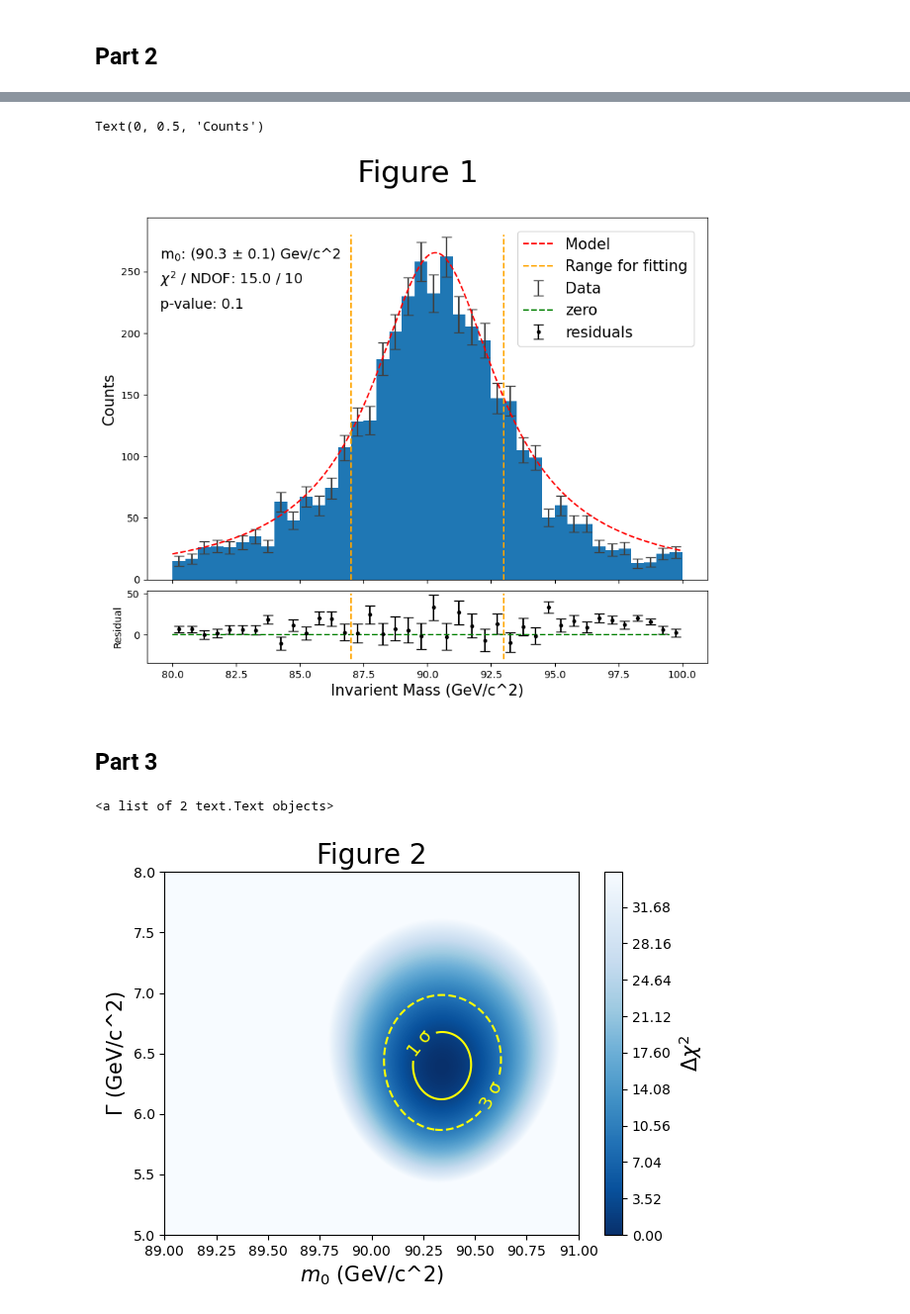
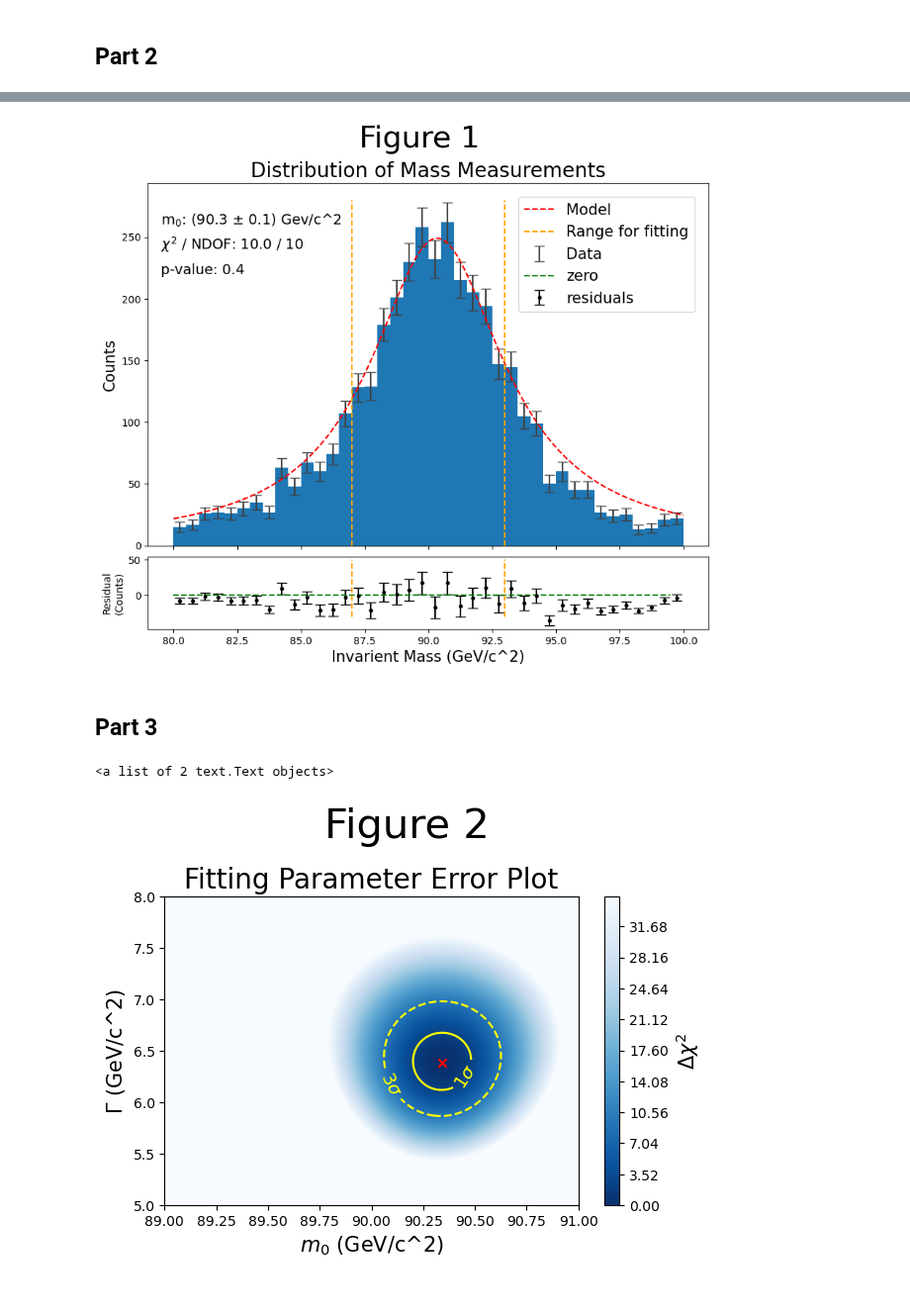
Before and after one commit to MatthewPrem/PHYS265-spring25, a Jupyter notebook: Lab3/Lab 3.ipynb, the cells around one changed output, grey strips where cells are left out. Shown at 99% size. Saved outputs shown, nothing was run; the diff lists cells and outputs as text; code cells hidden in the pictures.

```diff
--- a/Lab3/Lab 3.ipynb
+++ b/Lab3/Lab 3.ipynb
@@ -60,17 +60,16 @@ fig.tight_layout()
 ## Part 2
 # %%
 def D(m, m0, gamma):
-    return (gamma)/(2*np.pi*((m-m0)**2+(gamma/2)**2))
+    return 5000./2.*(gamma)/(2*np.pi*((m-m0)**2+(gamma/2)**2))
 
 mask = (b+binsize/2>87)&(b+binsize/2<93)
 dataX = b[mask]+binsize/2
 dataY = n[mask]
 
-param, covar = curve_fit(D,dataX, dataY/np.sum(dataY), sigma=s_n[mask]/np.sum(dataY), absolute_sigma=True)
+param, covar = curve_fit(D,dataX, dataY, sigma=s_n[mask], absolute_sigma=True)
 
 evalX = np.linspace(bins[0], bins[-1], 1000)
 fit = D(evalX, param[0], param[1])
-
 m0,gamma=param
 s_m0, s_gamma = np.sqrt(np.diag(covar))
 print(f"m0: ({m0} +- {s_m0}) GeV/c^2\ngamma: ({gamma} +- {s_gamma}) GeV/c^2")
@@ -81,10 +80,10 @@ gamma: (6.000088227253159 +- 0.17377788043587303) GeV/c^2
 fig, (axd,axr) = plt.subplots(2,1, sharex=True, gridspec_kw={'height_ratios':[5,1], 'hspace':0.05}, figsize=(10,8))
 axd.hist(M, bins=bins)
 axd.errorbar(b+binsize/2, n, s_n, fmt=" ", capsize=5, color=(0.25,0.25,0.25), label="Data")
-axd.plot(evalX, fit*5000/2, color="red", linestyle="--", label="Model")
+axd.plot(evalX, fit, color="red", linestyle="--", label="Model")
 
-model = 5000./2.*D(dataX,param[0],param[1])
-residuals = model-dataY
+model = D(dataX,param[0],param[1])
+residuals = dataY-model
 chi2 = np.sum((residuals/s_n[mask])**2)
 ndof = len(model)-2
 reducedChi2=chi2/(len(dataX))
@@ -92,8 +91,9 @@ pval = scipy.stats.chi2.sf(chi2, ndof)
 axd.text(79.5,260,f"m$_0$: ({m0:.1f} $\\pm$ {s_m0:0.1f}) Gev/c^2", fontsize=14)
 axd.text(79.5,240,f"$\\chi^2$ / NDOF: {chi2:.1f} / {ndof}", fontsize=14)
 axd.text(79.5,220,f"p-value: {pval:.1f}", fontsize=14)
+axd.set_title("Distribution of Mass Measurements",fontsize=20)
 
-plotRes = 5000./2.*D(b+binsize/2, param[0],param[1])-n
+plotRes = n-D(b+binsize/2, param[0],param[1])
 axr.errorbar(b+binsize/2, plotRes,yerr = s_n,capsize=5, fmt=".k", label="residuals")
 axr.hlines(0,np.min(b),np.max(b),linestyle="--",color="green",label="zero")
 fig.suptitle("Figure 1", fontsize=30);
@@ -102,11 +102,10 @@ axr.vlines((dataX[0]-binsize/2,dataX[-1]+binsize/2),-30,50, linestyle="--",color
 
 fig.legend(loc=(0.67,0.65),fontsize=15)
 axr.set_xlabel("Invarient Mass (GeV/c^2)", fontsize=15)
-axr.set_ylabel("Residual")
-axd.set_ylabel("Counts",fontsize=15)
+axr.set_ylabel("Residual\n(Counts)")
+axd.set_ylabel("Counts",fontsize=15);
 # %% [output]
-Text(0, 0.5, 'Counts')
-[figure, old version]
+[figure, new version]
 # %% [markdown]
 ## Part 3
 # %%
@@ -116,34 +115,36 @@ test_gamma = np.linspace(5,8,300) #GeV/c^2
 chi2s = np.zeros((len(test_m0),len(test_gamma)))
 
 for i in range(len(test_m0)):
     for j in range(len(test_gamma)):
         m = test_m0[i]
         g = test_gamma[j]
         model = D(dataX,m,g)
-        chi2 = np.sum(((model*5000/2-dataY)/(s_n[mask]))**2)
+        chi2 = np.sum(((model-dataY)/(s_n[mask]))**2)
         chi2s[j,i]=chi2
 
 deltaChi2s = chi2s-np.min(chi2s)
 deltaChi2s = np.clip(deltaChi2s,0,35)
 
 X,Y = np.meshgrid(test_m0,test_gamma)
 
 fig, ax = plt.subplots(1,1)
 cf= ax.contourf(X,Y,deltaChi2s,levels=500,cmap="Blues_r")
 cbar=fig.colorbar(cf)
 cbar.set_label("$\\Delta\\chi^2$",fontsize=15)
 CS = ax.contour(X,Y,deltaChi2s, levels=(2.3,9.21),colors=["yellow"],linestyles=["solid","dashed"])
-ax.set_title("Figure 2", fontsize=20)
+fig.suptitle("Figure 2", fontsize=30)
+ax.set_title("Fitting Parameter Error Plot",fontsize=20)
 ax.set_xlabel("$m_0$ (GeV/c^2)",fontsize=15)
 ax.set_ylabel("$\\Gamma$ (GeV/c^2)",fontsize=15)
+ax.scatter(m0,gamma,marker="x",color="red")
 fig.tight_layout()
 
 fmt = {}
-strs = ['1 σ', '3 σ']
+strs = ["$1\\sigma$", "$3\\sigma$"]
 for l, s in zip(CS.levels, strs):
     fmt[l] = s
 
 ax.clabel(CS,CS.levels,fmt=fmt,fontsize=13)
 # %% [output]
 <a list of 2 text.Text objects>
-[figure, old version]
+[figure, new version]
```
Also changed, not shown: parts of 1 cell of this notebook.
